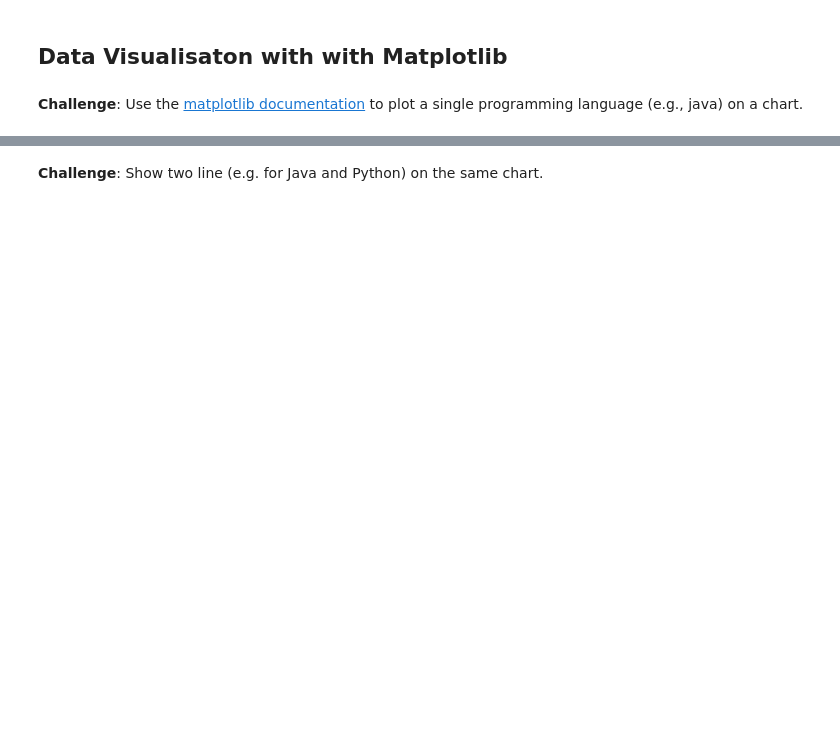
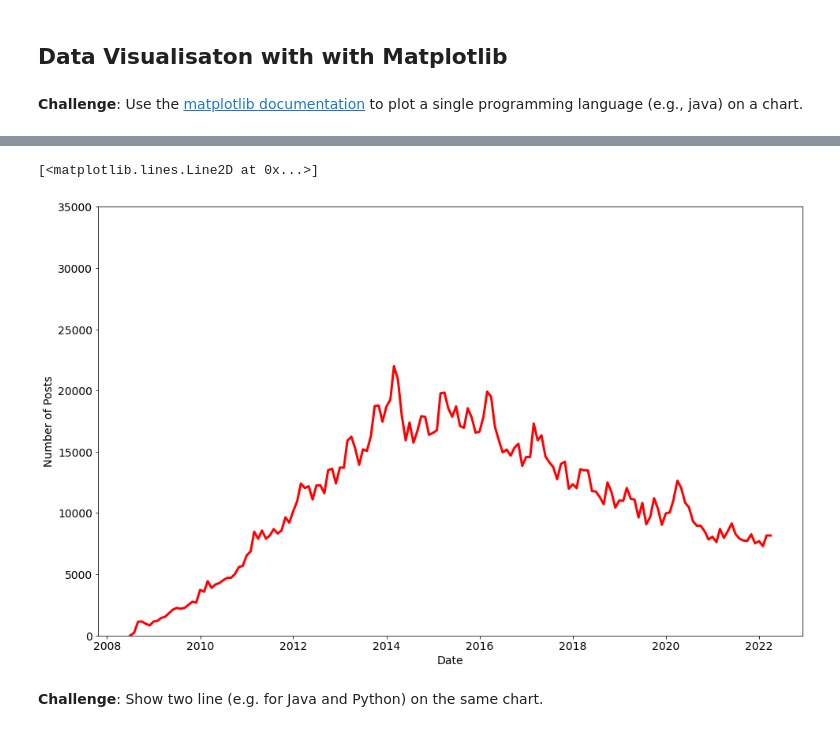
Before and after one commit to HKubinhetz/DS-ProgrammingLanguages, a Jupyter notebook: Programming_Languages_Data_Visualization.ipynb, the cells around one changed output, grey strips where cells are left out. Drawn from its saved outputs; the diff is of its cells as text; code cells hidden in the pictures; blank space fills up the shorter version.

```diff
--- a/Programming_Languages_Data_Visualization.ipynb
+++ b/Programming_Languages_Data_Visualization.ipynb
@@ -156,3 +157,6 @@ df.head()
 | 4 | 2008-08-01 | c++ | 164 |
 # %% [markdown]
 ## Data Manipulation
+# %%
+new_df = df.pivot(index="DATE", columns="TAG", values="POSTS")
+new_df
@@ -162,0 +226,4 @@ df.head()
+# %%
+# Filling NaN data with zeroes.
+new_df = new_df.fillna(0)
+new_df.head()
@@ -167,2 +278,24 @@ df.head()
+# %%
+# Plotting a pretty line chart!
+
+# Chart sizing
+plt.figure(figsize=(16,10))
+
+# Axis fonts
+plt.xticks(fontsize=14)
+plt.yticks(fontsize=14)
+
+# Axis limits
+plt.ylim(0, 35000)
+
+# Axis labels
+plt.xlabel('Date', fontsize=14)
+plt.ylabel('Number of Posts', fontsize=14)
+
+# Plotting
+plt.plot(new_df.index, new_df.java, color="red", linewidth=3)
+# %% [output]
+[<matplotlib.lines.Line2D at 0x...>]
+[figure, added]
 # %% [markdown]
 **Challenge**: Show two line (e.g. for Java and Python) on the same chart.
```
Also changed, not shown: parts of 11 cells of this notebook.
